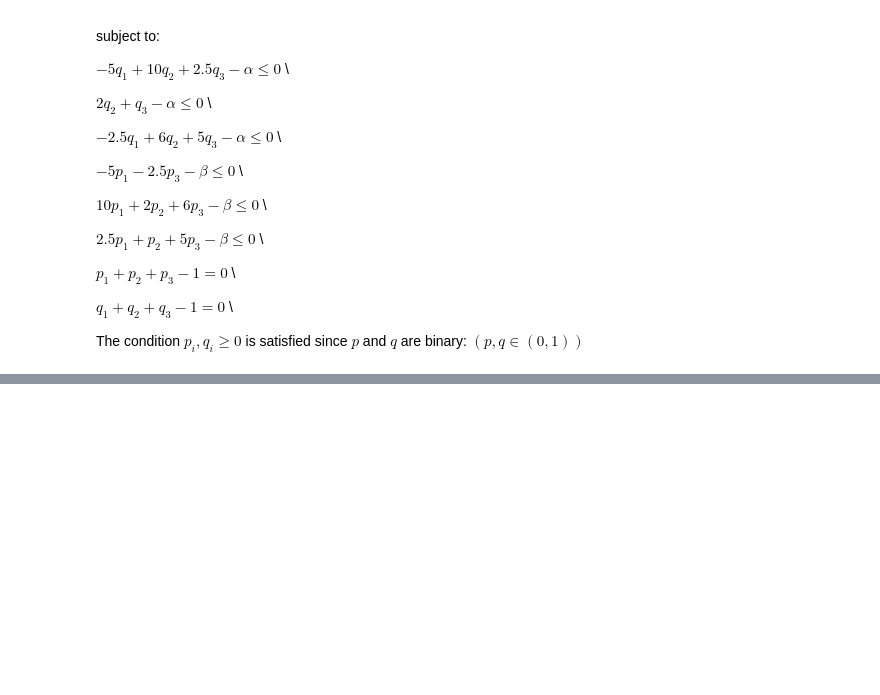
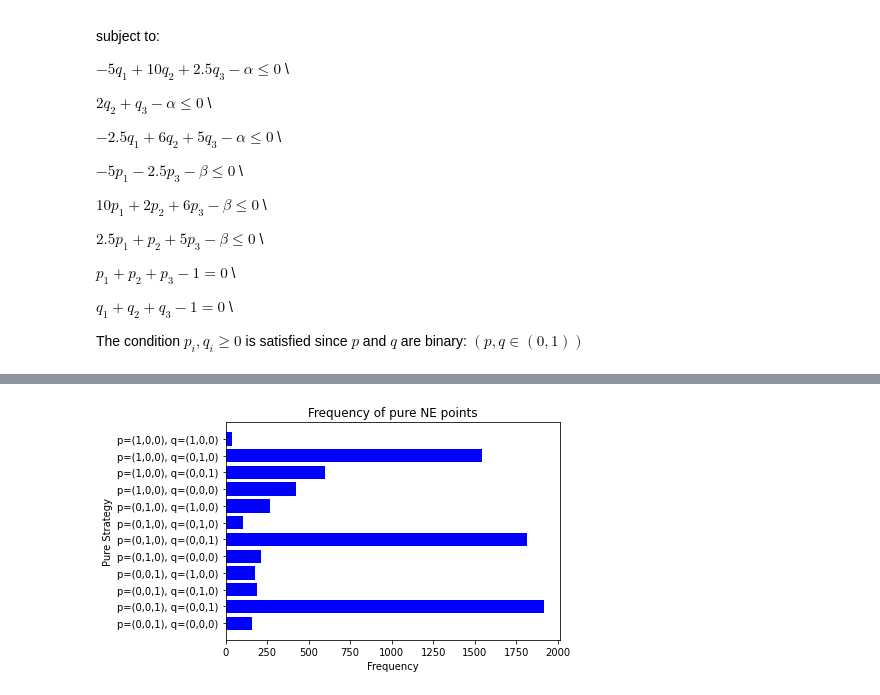
Before and after one commit to DarkStarQuantumLab/Nash-Equilibrium-quantum-annealing, a Jupyter notebook: Nash_Equilibrium.ipynb, the cells around one changed output, grey strips where cells are left out. Drawn from its saved outputs; the diff is of its cells as text; code cells hidden in the pictures; blank space fills up the shorter version.

```diff
--- a/Nash_Equilibrium.ipynb
+++ b/Nash_Equilibrium.ipynb
@@ -282,7 +329,7 @@ bqm.add_linear_inequality_constraint([('p1', -5), ('p3', -5)], lb=-5, ub=0, lagr
 # bqm.add_linear_inequality_constraint([('p1', 5), ('p2', 1), ('p3', 3)], lb=2, ub=10, lagrange_multiplier=1, label = 'constr5')
 bqm.add_linear_inequality_constraint([('p1', 5), ('p2', 2), ('p3', 10)], lb=2, ub=10, lagrange_multiplier=1, label = 'constr6')
 
-sampler = ExactSolver()
-sampleset = sampler.sample(bqm)
+sampler = neal.SimulatedAnnealingSampler()
+sampleset = sampler.sample(bqm, num_reads=10000)
 sampleset.lowest()
 # %% [output]
@@ -293,0 +350,40 @@ for data in sampleset.data(fields=['sample', 'energy']):
+# %%
+def plot_sampleset3(sampleset):
+    '''Plots results of sampling in a bar style.
+        Arg: sampleset: a set of samples prodused by DWave's sampler
+    '''
+
+    slack_const = ['slack_constr1_0', 'slack_constr1_1', 'slack_constr1_2', 'slack_constr1_3',
+                   'slack_constr1_4', 'slack_constr2_0', 'slack_constr2_1', 'slack_constr3_0', 'slack_constr3_1',
+                   'slack_constr3_2', 'slack_constr3_3', 'slack_constr3_4', 'slack_constr4_0', 'slack_constr4_1',
+                   'slack_constr4_2', 'slack_constr6_0', 'slack_constr6_1', 'slack_constr6_2', 'slack_constr6_3']
+    sampleset = dimod.drop_variables(sampleset, slack_const)
+    sampleset = sampleset.aggregate()
+
+    df = sampleset.to_pandas_dataframe()
+
+    strategies = {}
+    for i, row in df.iterrows():
+    #     print(row['num_occurrences'])
+    #     break
+        strategy = str(df['p1'][i])+str(df['p2'][i])+str(df['p3'][i])+str(df['q1'][i]) +str(df['q2'][i])+str(df['q3'][i])
+        if len((re.findall('1', strategy))) <=2:
+            strategies[strategy]=row['num_occurrences']
+
+    myList = strategies.items()
+    myList = [('p=('+item[0][:1]+','+ item[0][1:2]+','+item[0][2:3]+'), q=('+item[0][3:4]+','+ item[0][4:5]+','+ item[0][5:] +')', item[1]) for item in myList]
+    myList = sorted(myList)
+    x, y = zip(*myList)
+
+    # plt.bar(x,y, color='Blue')
+    plt.barh(x,y, color='Blue')
+    plt.title('Frequency of pure NE points')
+    plt.xlabel('Frequency')
+    plt.ylabel('Pure Strategy')
+    plt.savefig('Frequency_3strategies.png', dpi=600)
+    plt.show()
+
+
+plot_sampleset3(sampleset=sampleset)
+# %% [output]
+[figure, added]
```
Also changed, not shown: parts of 9 cells of this notebook.
